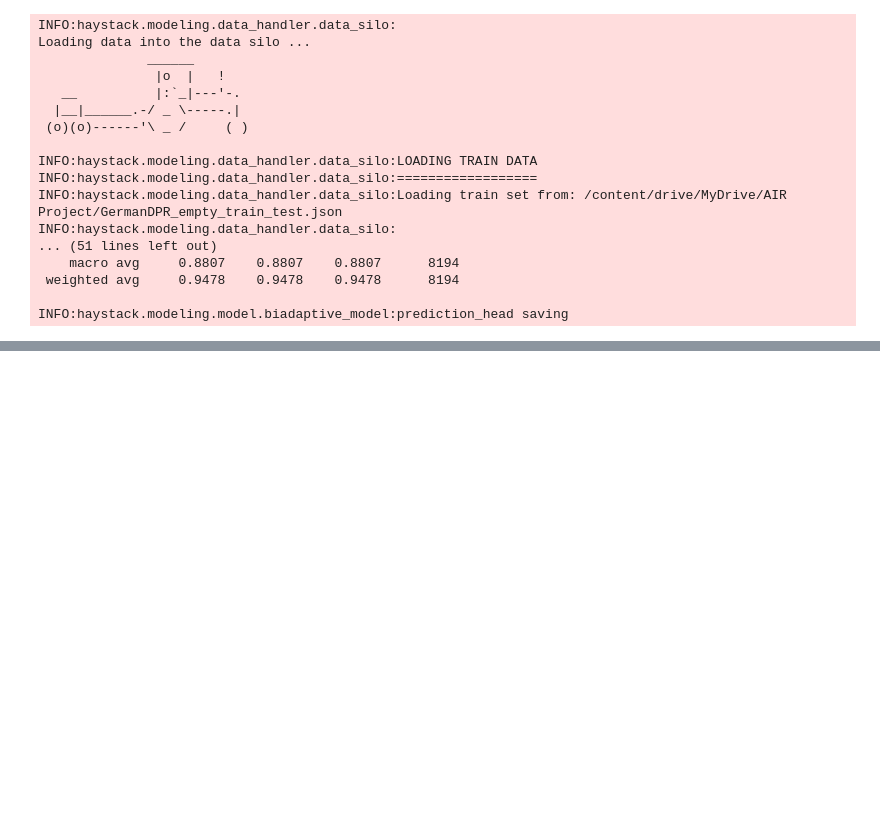
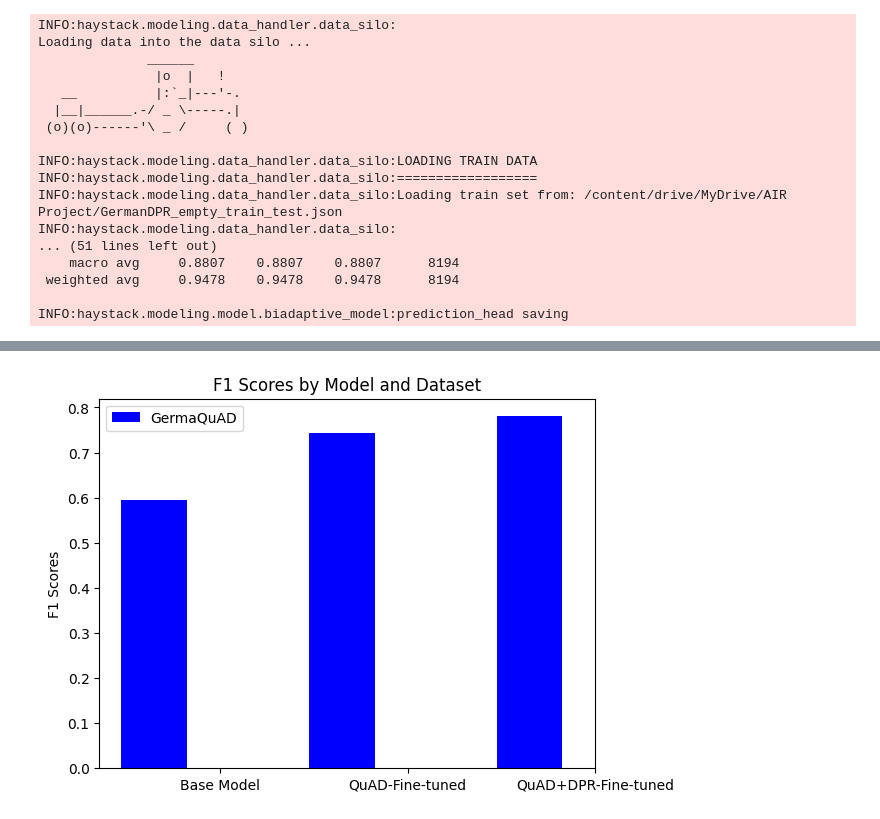
Before and after one commit to ValentinForster/AIRGroup14, a Jupyter notebook: Copy_of_AIR_Project_Colab_Haystack.ipynb, the cells around one changed output, grey strips where cells are left out. Cells and saved outputs as stored; diff of their text form; code cells hidden in the pictures; blank space fills up the shorter version.

```diff
--- a/Copy_of_AIR_Project_Colab_Haystack.ipynb
+++ b/Copy_of_AIR_Project_Colab_Haystack.ipynb
@@ -434,15 +446,18 @@ plt.show()
 # %%
+import numpy as np
+
 x = np.arange(len(models))
 width = 0.35
 
 fig, ax = plt.subplots()
-bars1 = ax.bar(x - width/2, f1_scores_germaquad, width, label='GermaQuAD', color='blue')
-bars2 = ax.bar(x + width/2, f1_scores_germandpr, width, label='GermanDPR', color='green')
+bars1 = ax.bar(x - width/2, f1_scores_germandpr_test, width, label='GermaQuAD', color='blue')
 
 ax.set_ylabel('F1 Scores')
 ax.set_title('F1 Scores by Model and Dataset')
 ax.set_xticks(x)
 ax.set_xticklabels(models)
 ax.legend()
 
 plt.show()
+# %% [output]
+[figure, added]
```
Also changed, not shown: parts of 2 cells of this notebook.
